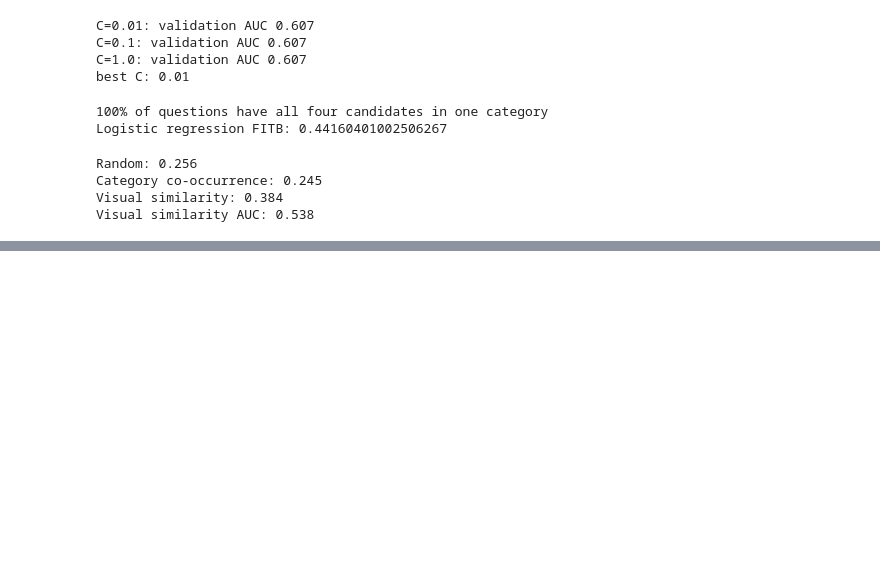
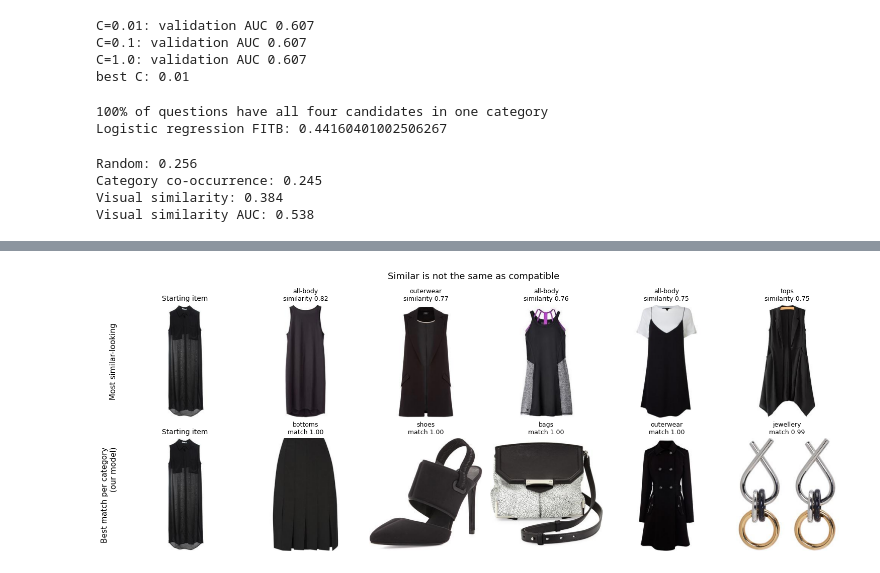
Before and after one commit to samahorro/Closet-Compatibility-Recommender, a Jupyter notebook: notebooks/02_compatibility_model.ipynb, the cells around one changed output, grey strips where cells are left out. Drawn from its saved outputs; the diff is of its cells as text; code cells hidden in the pictures; blank space fills up the shorter version.

```diff
--- a/notebooks/02_compatibility_model.ipynb
+++ b/notebooks/02_compatibility_model.ipynb
@@ -208,0 +267,62 @@ Visual similarity AUC: 0.538
+# %%
+import io
+import pyarrow.parquet as pq
+from PIL import Image
+
+PARQ = f'{SHARED}/raw/data/disjoint/test.parquet'
+
+def load_images(item_ids):
+    """Read the pictures for the given test items from the Parquet file."""
+    t = pq.read_table(PARQ, columns=['item_id', 'image'],
+                      filters=[('item_id', 'in', list(item_ids))])   # only the rows we need
+    return {i: Image.open(io.BytesIO(im['bytes'])).convert('RGB')
+            for i, im in zip(t['item_id'].to_pylist(), t['image'].to_pylist())}
+
+# Every test item and its row in the feature arrays
+test_items = items.item_id[items.split == 'test'].to_numpy()
+test_rows = np.array([row[i] for i in test_items])
+
+# Pick a starting item: a random top from the test set (change the 7 to try another)
+rng = np.random.default_rng(7)
+tops = items.item_id[(items.split == 'test') & (items.category == 'tops')].to_numpy()
+anchor = rng.choice(tops)
+a = row[anchor]
+
+# Row 1: the 5 most similar-looking items (cosine similarity of image vectors)
+sims = IMG[test_rows] @ IMG[a]
+sim_score = dict(zip(test_items, sims))
+similar = [test_items[k] for k in np.argsort(-sims) if test_items[k] != anchor][:5]
+
+# Row 2: the model's best match in each of 5 other categories
+n = len(test_rows)
+X = pair_matrix(np.repeat(IMG[a][None], n, 0), np.repeat(TXT[a][None], n, 0),
+                IMG[test_rows], TXT[test_rows])       # the anchor paired with every test item
+comp = lr_model.predict_proba(X)[:, 1]
+compatible = []
+for c in ['bottoms', 'shoes', 'bags', 'outerwear', 'jewellery']:
+    in_cat = np.flatnonzero([cat[i] == c for i in test_items])
+    best = in_cat[np.argmax(comp[in_cat])]
+    compatible.append((test_items[best], comp[best]))
+
+# Draw: starting item on the left of each row, then its 5 picks
+imgs = load_images([anchor] + similar + [i for i, _ in compatible])
+rows_to_show = [('Most similar-looking', 'similarity', [(i, sim_score[i]) for i in similar]),
+                ('Best match per category\n(our model)', 'match', compatible)]
+fig, axes = plt.subplots(2, 6, figsize=(15, 6))
+for r, (label, kind, picks) in enumerate(rows_to_show):
+    axes[r, 0].imshow(imgs[anchor])
+    axes[r, 0].set_title('Starting item', fontsize=10)
+    axes[r, 0].text(-0.1, 0.5, label, transform=axes[r, 0].transAxes,
+                    rotation=90, ha='right', va='center', fontsize=11)
+    for c, (item, s) in enumerate(picks, start=1):
+        if item in imgs:
+            axes[r, c].imshow(imgs[item])
+        axes[r, c].set_title(f'{cat[item]}\n{kind} {s:.2f}', fontsize=9)
+for ax in axes.flat:
+    ax.axis('off')
+plt.suptitle('Similar is not the same as compatible', fontsize=13)
+plt.tight_layout()
+plt.savefig(f'{FIG}/similar_vs_compatible.png', dpi=200, bbox_inches='tight')
+plt.show()
+# %% [output]
+[figure, added]
```
Also changed, not shown: parts of 6 cells of this notebook.
